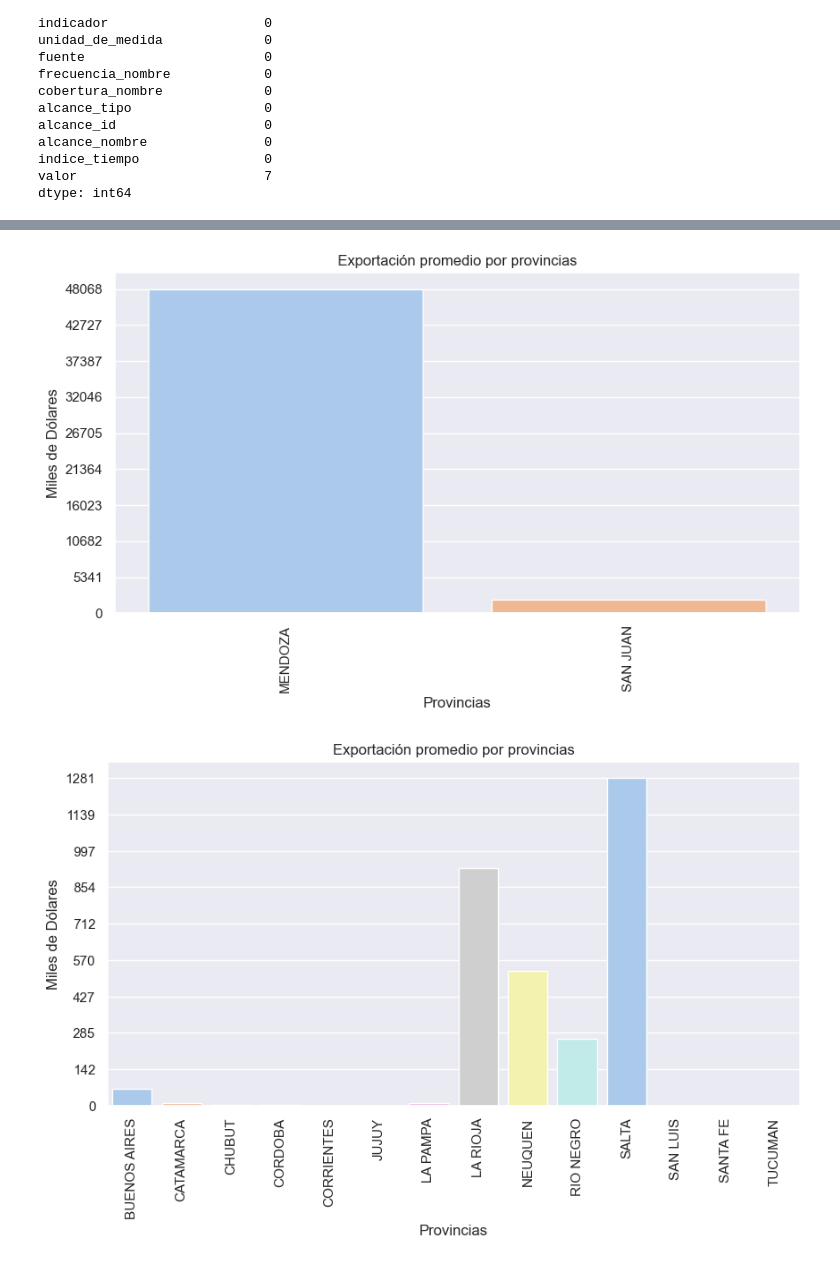
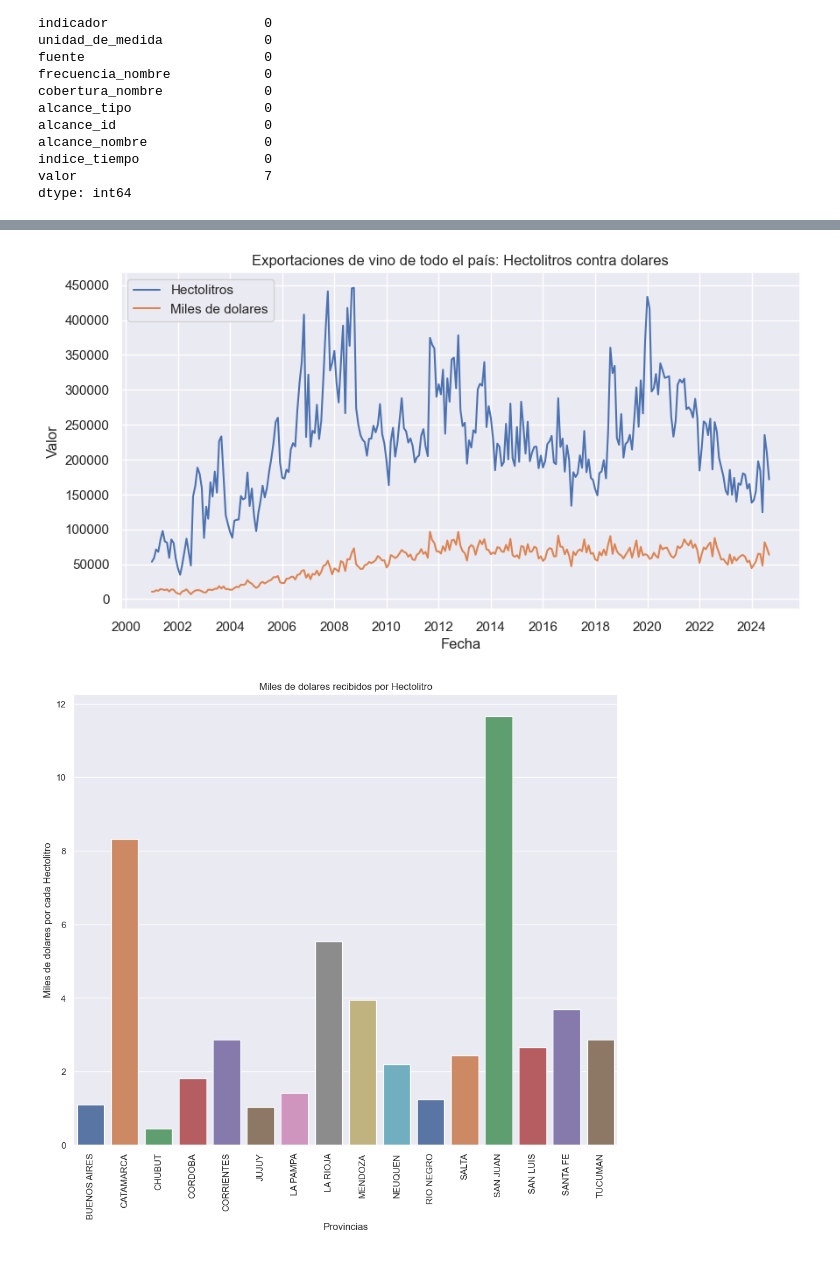
Before and after one commit to nicocorddoba/vitivinicultura-analisis, a Jupyter notebook: main.ipynb, the cells around one changed output, grey strips where cells are left out. Drawn from its saved outputs; the diff is of its cells as text; code cells hidden in the pictures.

```diff
--- a/main.ipynb
+++ b/main.ipynb
@@ -73,4 +57,7 @@ valor                        7
 dtype: int64
 # %%
 df = df.dropna()
+df = df.drop(df[df['alcance_nombre'] == 'INDETERMINADA'].index)
 df['fecha'] = pd.to_datetime(df['indice_tiempo'], format='%Y-%m-%d')
+df_regiones = df.copy()
+df_regiones = df_regiones[df_regiones['alcance_nombre'] != 'Argentina']
@@ -119,0 +100,7 @@ for i in d:
+# %%
+def set_regions(provincia):
+    for i in range(len(regiones)):
+        if provincia in regiones[i]:
+            return nombre_regiones[i]
+
+df_regiones['region'] = df_regiones['alcance_nombre'].apply(lambda row: set_regions(row))
@@ -120,6 +123,7 @@ for i in d:
 # %%
-df_elab = df[df['indicador'] == 'Elaboración']
-df_exp_md = df[(df['indicador'] == 'Exportaciones') & (df['frecuencia_nombre'] == 'Mensual') & (df['unidad_de_medida']=='miles de dólares')]
-df_exp_hl = df[(df['indicador'] == 'Exportaciones') & (df['frecuencia_nombre'] == 'Mensual') & (df['unidad_de_medida']=='hl')]
+df_elab = df_regiones[df_regiones['indicador'] == 'Elaboración']
+df_exp = df_regiones[(df_regiones['indicador'] == 'Exportaciones') & (df_regiones['frecuencia_nombre'] == 'Mensual')]
+df_exp_md = df_exp[df_exp['unidad_de_medida']=='miles de dólares']
+df_exp_hl = df_exp[df_exp['unidad_de_medida']=='hl']
 df_prod = df[df['indicador'] == 'Producción']
-df_int = df[(df['indicador'] == 'Mercado interno') & (df['frecuencia_nombre'] == 'Mensual')]
+df_int = df_regiones[(df_regiones['indicador'] == 'Mercado interno') & (df['frecuencia_nombre'] == 'Mensual')]
@@ -185,15 +187,34 @@ Name: valor, dtype: float64
+# %%
+import matplotlib.dates as mdates
+exportaciones_hl = df_exp_hl.groupby('fecha')['valor'].sum()
+exportaciones_md = df_exp_md.groupby('fecha')['valor'].sum()
+fig, ax = plt.subplots(figsize=(10,5))
+sns.lineplot(x=exportaciones_hl.index, y=exportaciones_hl, ax=ax, label = 'Hectolitros')
+sns.lineplot(x=exportaciones_md.index, y=exportaciones_md, ax=ax, label = 'Miles de dolares')
+locator = mdates.YearLocator(2)  # Marca cada 1 año. Cambia a MonthLocator o DayLocator si lo necesitas.
+plt.gca().xaxis.set_major_locator(locator)
+plt.xlabel('Fecha')
+plt.ylabel('Valor')
+plt.yticks(np.arange(0, 500000, 50000))
+plt.title('Exportaciones de vino de todo el país: Hectolitros contra dolares')
+plt.show()
+# %% [output]
+[figure, added]
 # %%
-for i in range(len(df_exp_md_lst)):
-    mean_exp_per_province = df_exp_md_lst[i].groupby('alcance_nombre')['valor'].mean()
-    fig, ax = plt.subplots(figsize=(10,5))
-    provs = mean_exp_per_province.index
-    sns.barplot(y=mean_exp_per_province, x=provs, ax=ax, hue=provs, palette='pastel')
-    plt.xticks(rotation=90)
-    plt.xlabel('Provincias')
-    plt.yticks(np.linspace(0,mean_exp_per_province.max(),10))
-    plt.ylabel('Miles de Dólares')
-    plt.title('Exportación promedio por provincias')
-    plt.show()
+hl = df_exp_hl.groupby('alcance_nombre')['valor'].sum()
+md = df_exp_md.groupby('alcance_nombre')['valor'].sum()
+hl_exportados_contra_dolares_recibidos = hl / md
+
+fig, ax = plt.subplots(figsize=(12, 10))
+sns.barplot(x=hl_exportados_contra_dolares_recibidos.index,
+            y=hl_exportados_contra_dolares_recibidos,
+            hue= hl_exportados_contra_dolares_recibidos.index,
+            legend=False,
+            palette="deep")
+plt.xticks(rotation=90)
+plt.xlabel("Provincias")
+plt.ylabel("Miles de dolares por cada Hectolitro")
+plt.title("Miles de dolares recibidos por Hectolitro")
+plt.show()
 # %% [output]
-[figure, old version]
+[figure, new version]
-[figure, removed]
```
Also changed, not shown: parts of 31 cells of this notebook.
